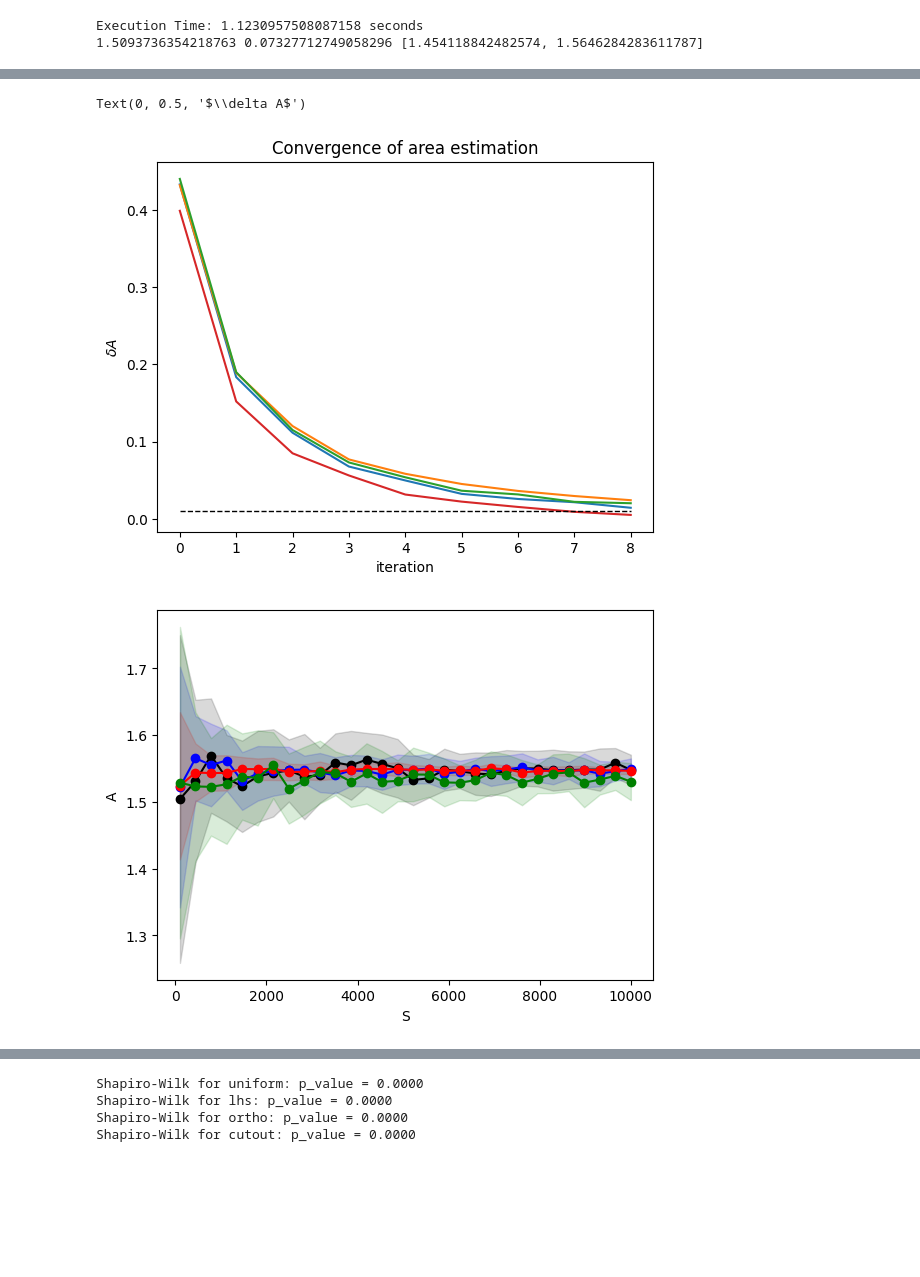
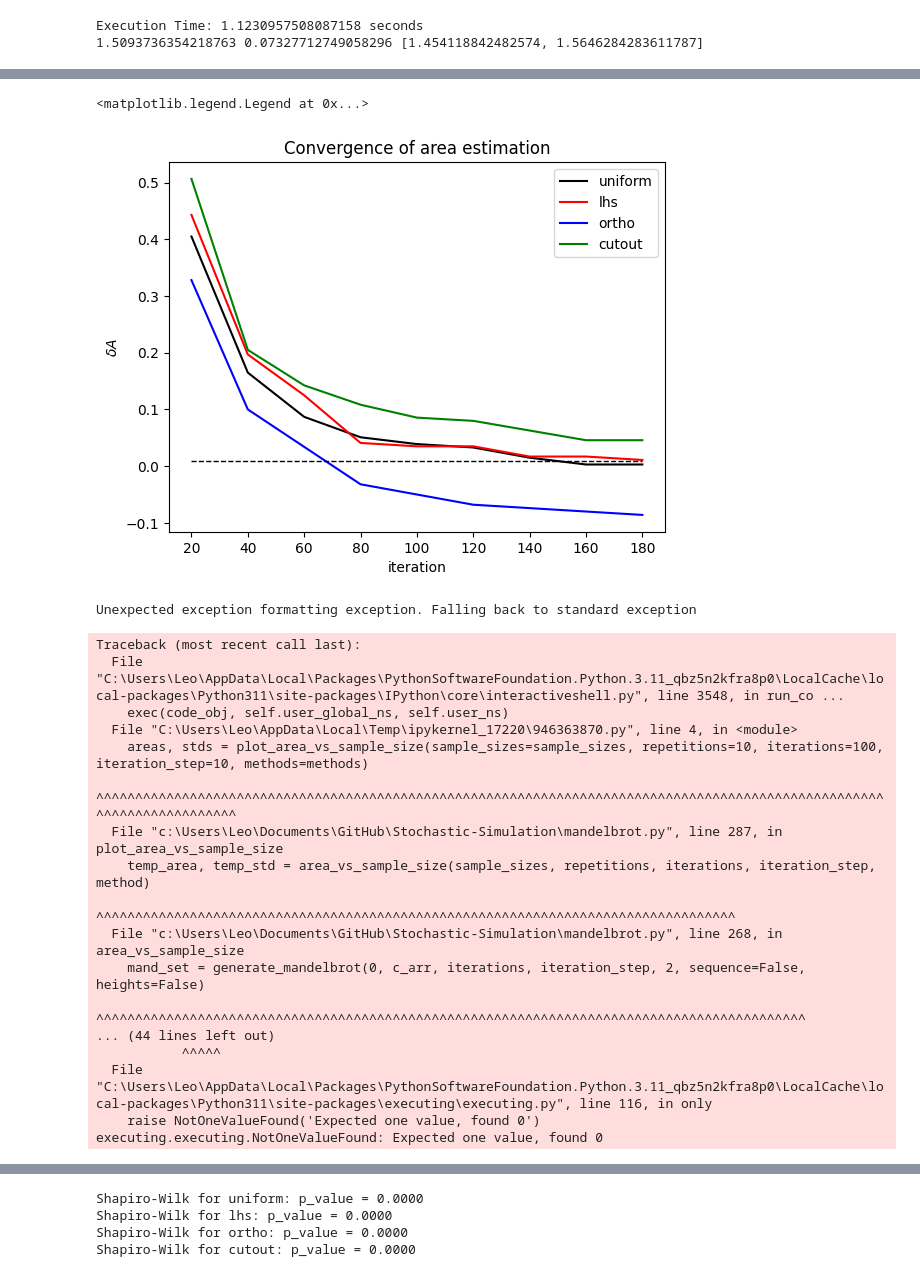
Before and after one commit to Foundnation/Stochastic-Simulation, a Jupyter notebook: mandelbrot_notebook.ipynb, the cells around one changed output, grey strips where cells are left out. Drawn from its saved outputs; the diff is of its cells as text; code cells hidden in the pictures; blank space fills up the shorter version.

Commit message:
reworked plots and number of points inside Mand set for cutout methods

```diff
--- a/mandelbrot_notebook.ipynb
+++ b/mandelbrot_notebook.ipynb
@@ -61,10 +86,11 @@ print(best_area_value_cutout, best_area_std_cutout, best_area_conf_cutout)
 Execution Time: 1.1230957508087158 seconds
 1.5093736354218763 0.07327712749058296 [1.454118842482574, 1.5646284283611787]
 # %%
-num_points = int(1E4)
-iterations = 100
-intermediate_steps = 10
-repetitions = 40
+num_points = int(1E3)
+# may not work properly when iterations / intermediate_steps != 10
+iterations = 200
+intermediate_steps = 20
+repetitions = 20
 average_areas_uniform, average_lengths_uniform = intermediate_iterations(sample_size=num_points, iterations=iterations,
                                                               intermediate_steps=intermediate_steps, repetitions=repetitions)
 
@@ -101,29 +132,52 @@ Text(0, 0.5, 'estimated mean area')
 # %%
 best_area_value_uniform = 1.527021
 best_area_value_lhs = 1.5249972
 best_area_value_ortho = 1.525929
 best_area_value_cutout = 1.5238682060290496
 
 errors_uniform = calculate_error_over_iterations(best_area_value_uniform, average_areas_uniform)
 errors_lhs = calculate_error_over_iterations(best_area_value_lhs, average_areas_lhs)
 errors_ortho = calculate_error_over_iterations(best_area_value_ortho, average_areas_ortho)
 errors_cutout= calculate_error_over_iterations(best_area_value_cutout, average_areas_cutout)
 
-plt.plot(errors_uniform[1:])
-plt.plot(errors_lhs[1:])
-plt.plot(errors_ortho[1:])
-plt.plot(errors_cutout[1:])
-plt.plot([0.01 for i in range(len(errors_cutout) - 1)], 'k--', linewidth=1)
+methods = ['uniform', 'lhs', 'ortho', 'cutout']
+colors = ['k', 'r', 'b', 'g']
+
+x = [i * intermediate_steps for i in range(iterations // intermediate_steps)]
+plt.plot(x[1:], errors_uniform[1:], colors[0], label=methods[0])
+plt.plot(x[1:], errors_lhs[1:], colors[1], label=methods[1])
+plt.plot(x[1:], errors_ortho[1:], colors[2], label=methods[2])
+plt.plot(x[1:], errors_cutout[1:], colors[3], label=methods[3])
+plt.plot(x[1:], [0.01 for i in range(len(errors_cutout) - 1)], 'k--', linewidth=1)
 plt.title('Convergence of area estimation')
 plt.xlabel('iteration')
 plt.ylabel('$\delta A$')
+plt.legend()
 # %% [output]
-Text(0, 0.5, '$\\delta A$')
+<matplotlib.legend.Legend at 0x...>
-[figure, old version]
+[figure, new version]
 # %%
-sample_sizes = np.linspace(int(1E2), int(1E4), num=30).astype(int)
+sample_sizes = np.linspace(int(1E2), int(1E4), num=10).astype(int)
+
 methods=['uniform', 'lhs', 'ortho', 'cutout']
-areas, stds = plot_area_vs_sample_size(sample_sizes=sample_sizes, repetitions=30, iterations=100, iteration_step=10, methods=methods)
+areas, stds = plot_area_vs_sample_size(sample_sizes=sample_sizes, repetitions=10, iterations=100, iteration_step=10, methods=methods)
 # %% [output]
-[figure, removed]
+Unexpected exception formatting exception. Falling back to standard exception
+Traceback (most recent call last):
+  File "C:\Users\Leo\AppData\Local\Packages\PythonSoftwareFoundation.Python.3.11_qbz5n2kfra8p0\LocalCache\local-packages\Python311\site-packages\IPython\core\interactiveshell.py", line 3548, in run_co ...
+    exec(code_obj, self.user_global_ns, self.user_ns)
+  File "C:\Users\Leo\AppData\Local\Temp\ipykernel_17220\946363870.py", line 4, in <module>
+    areas, stds = plot_area_vs_sample_size(sample_sizes=sample_sizes, repetitions=10, iterations=100, iteration_step=10, methods=methods)
+                  ^^^^^^^^^^^^^^^^^^^^^^^^^^^^^^^^^^^^^^^^^^^^^^^^^^^^^^^^^^^^^^^^^^^^^^^^^^^^^^^^^^^^^^^^^^^^^^^^^^^^^^^^^^^^^^^^^^^^^^^
+  File "c:\Users\Leo\Documents\GitHub\Stochastic-Simulation\mandelbrot.py", line 287, in plot_area_vs_sample_size
+    temp_area, temp_std = area_vs_sample_size(sample_sizes, repetitions, iterations, iteration_step, method)
+                          ^^^^^^^^^^^^^^^^^^^^^^^^^^^^^^^^^^^^^^^^^^^^^^^^^^^^^^^^^^^^^^^^^^^^^^^^^^^^^^^^^^
+  File "c:\Users\Leo\Documents\GitHub\Stochastic-Simulation\mandelbrot.py", line 268, in area_vs_sample_size
+    mand_set = generate_mandelbrot(0, c_arr, iterations, iteration_step, 2, sequence=False, heights=False)
+               ^^^^^^^^^^^^^^^^^^^^^^^^^^^^^^^^^^^^^^^^^^^^^^^^^^^^^^^^^^^^^^^^^^^^^^^^^^^^^^^^^^^^^^^^^^^
+... (44 lines left out)
+           ^^^^^
+  File "C:\Users\Leo\AppData\Local\Packages\PythonSoftwareFoundation.Python.3.11_qbz5n2kfra8p0\LocalCache\local-packages\Python311\site-packages\executing\executing.py", line 116, in only
+    raise NotOneValueFound('Expected one value, found 0')
+executing.executing.NotOneValueFound: Expected one value, found 0
 # %%
```
Also changed, not shown: parts of 13 cells of this notebook, 1 other file.
